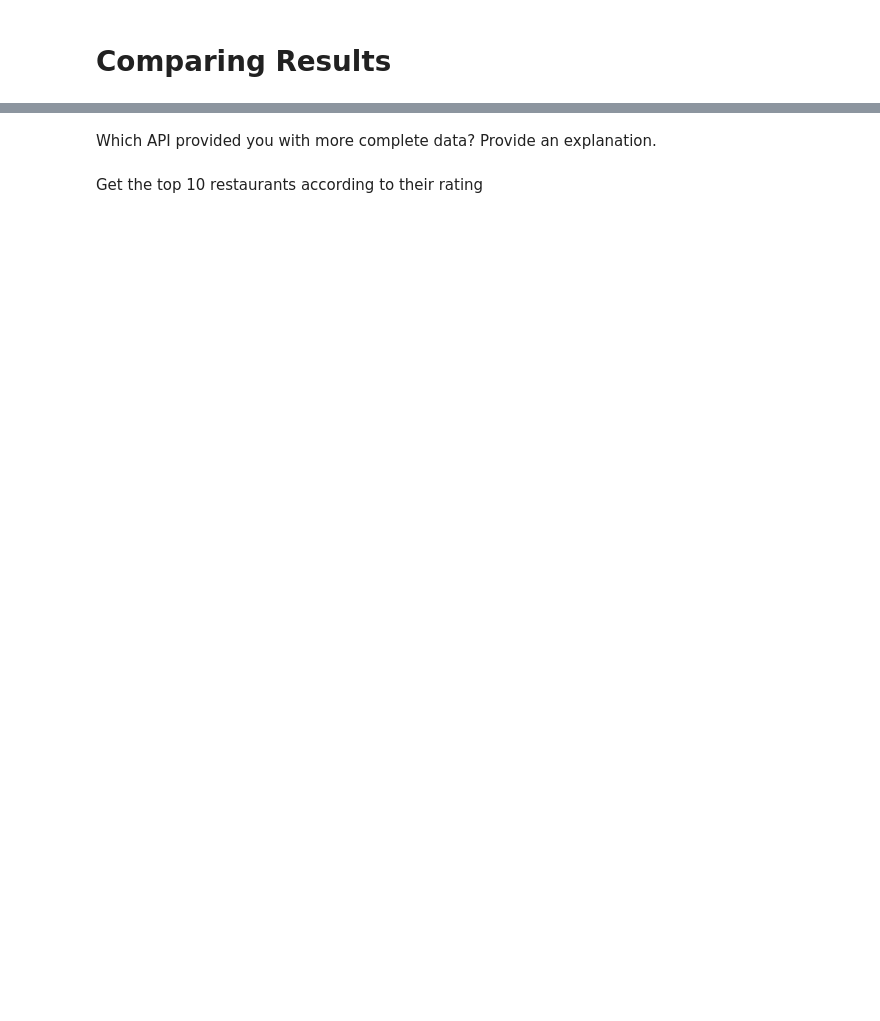
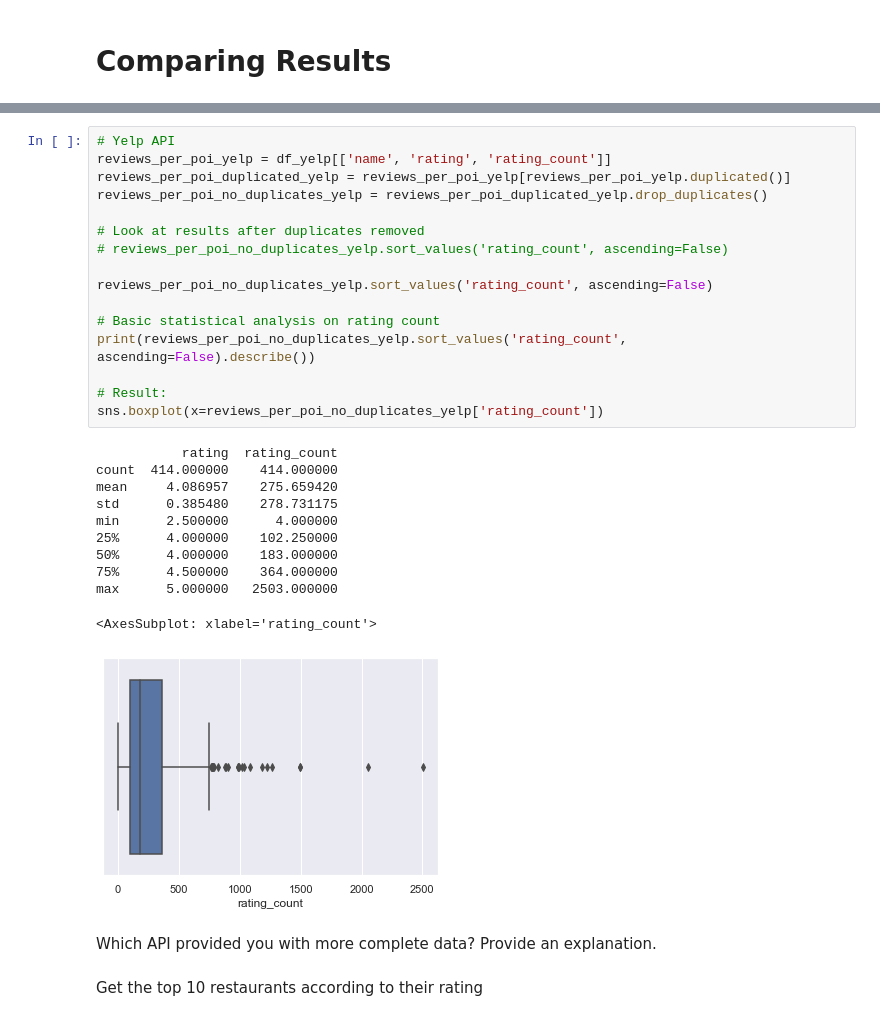
Before and after one commit to jdormaar/Statistical_Modelling_Project, a Jupyter notebook: notebooks/yelp_foursquare_EDA.ipynb, the cells around one changed output, grey strips where cells are left out. Cells and saved outputs as stored; diff of their text form; blank space fills up the shorter version.

```diff
--- a/notebooks/yelp_foursquare_EDA.ipynb
+++ b/notebooks/yelp_foursquare_EDA.ipynb
@@ -284,3 +385,31 @@ Put your parsed results into a DataFrame
+# %%
+# Yelp API
+reviews_per_poi_yelp = df_yelp[['name', 'rating', 'rating_count']]
+reviews_per_poi_duplicated_yelp = reviews_per_poi_yelp[reviews_per_poi_yelp.duplicated()]
+reviews_per_poi_no_duplicates_yelp = reviews_per_poi_duplicated_yelp.drop_duplicates()
+
+# Look at results after duplicates removed
+# reviews_per_poi_no_duplicates_yelp.sort_values('rating_count', ascending=False)
+
+reviews_per_poi_no_duplicates_yelp.sort_values('rating_count', ascending=False)
+
+# Basic statistical analysis on rating count
+print(reviews_per_poi_no_duplicates_yelp.sort_values('rating_count', ascending=False).describe())
+
+# Result:
+sns.boxplot(x=reviews_per_poi_no_duplicates_yelp['rating_count'])
+# %% [output]
+           rating  rating_count
+count  414.000000    414.000000
+mean     4.086957    275.659420
+std      0.385480    278.731175
+min      2.500000      4.000000
+25%      4.000000    102.250000
+50%      4.000000    183.000000
+75%      4.500000    364.000000
+max      5.000000   2503.000000
+<AxesSubplot: xlabel='rating_count'>
+[figure, added]
 # %% [markdown]
 Which API provided you with more complete data? Provide an explanation.
 # %% [markdown]
```
Also changed, not shown: parts of 22 cells of this notebook.
